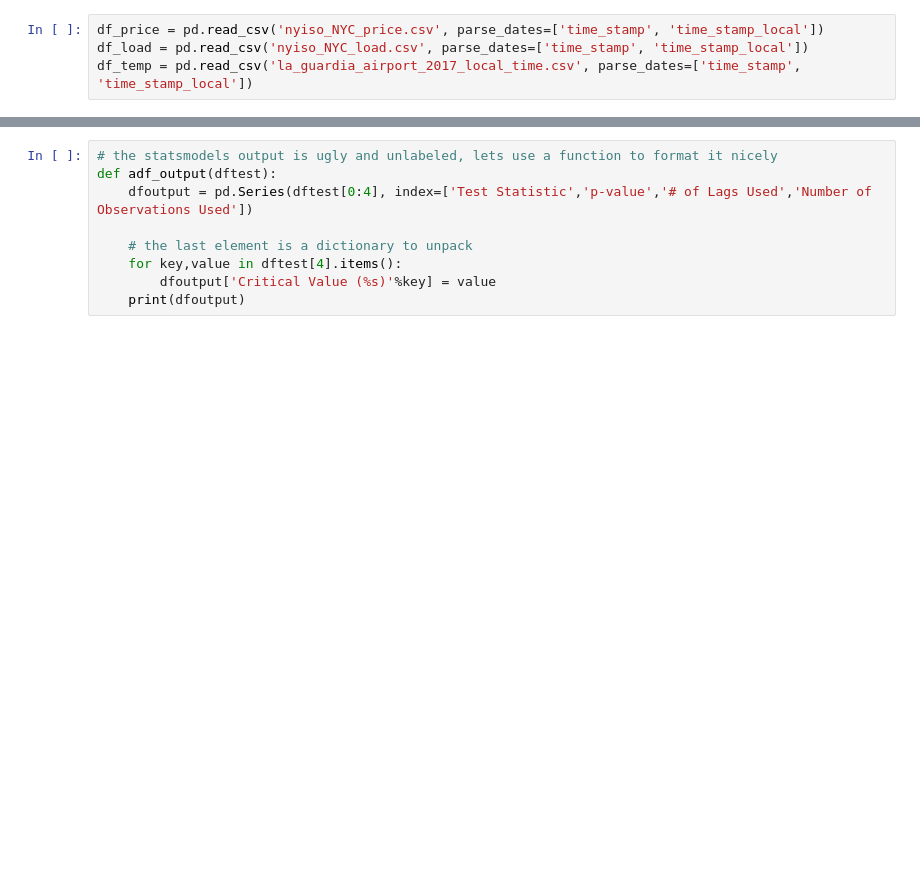
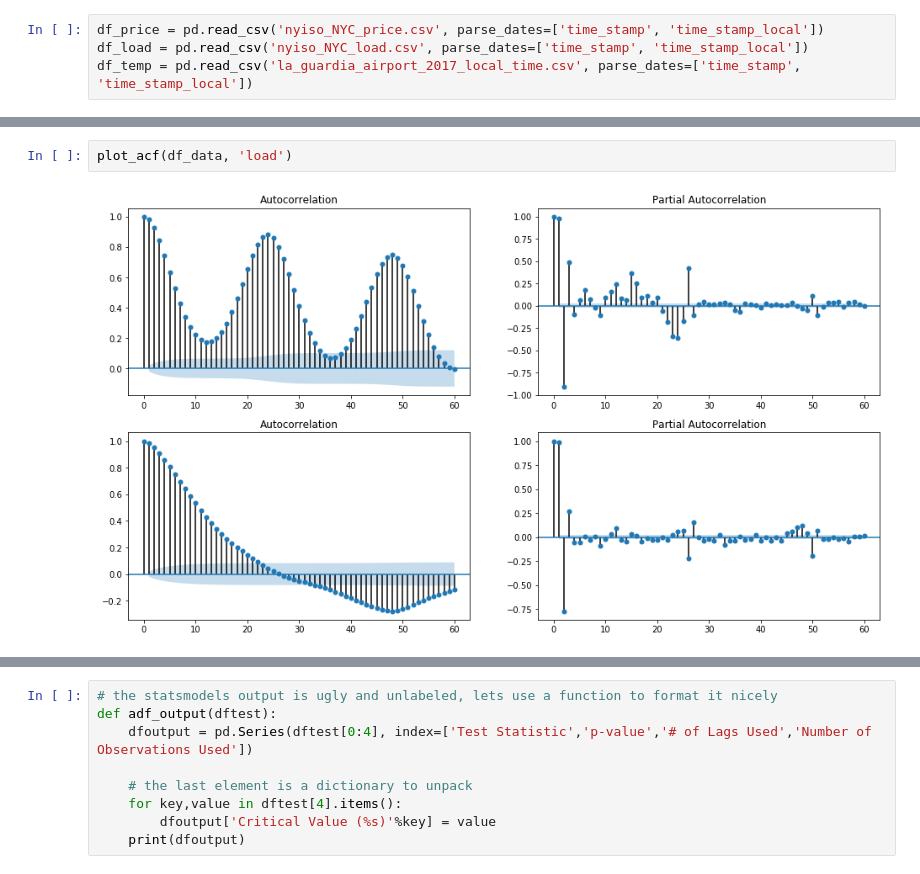
Before and after one commit to xingliuUT/battery_planner, a Jupyter notebook: arima_model.ipynb, the cells around one changed output, grey strips where cells are left out. Saved outputs shown, nothing was run; the diff lists cells and outputs as text; blank space fills up the shorter version.

```diff
--- a/arima_model.ipynb
+++ b/arima_model.ipynb
@@ -135,0 +124,4 @@ plot_acf(df_price, X_price, 'price')
+# %%
+plot_acf(df_data, 'load')
+# %% [output]
+[figure, added]
```
Also changed, not shown: parts of 47 cells of this notebook.
